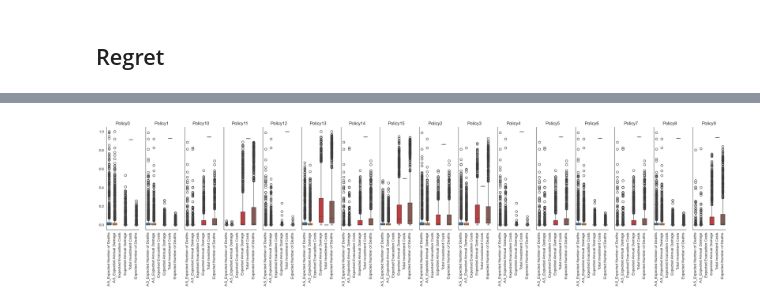
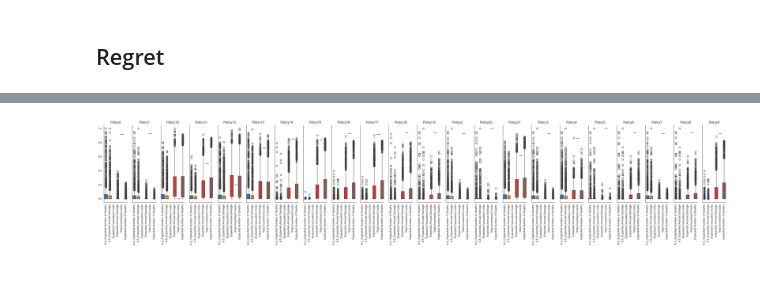
Before and after one commit to roesel1/EPA141A---MD, a Jupyter notebook: final assignment/robustness_metrics.ipynb, the cells around one changed output, grey strips where cells are left out. Saved outputs shown, nothing was run; the diff lists cells and outputs as text; code cells hidden in the pictures; blank space fills up the shorter version.

```diff
--- a/final assignment/robustness_metrics.ipynb
+++ b/final assignment/robustness_metrics.ipynb
@@ -51,14 +51,14 @@ dike_model, planning_steps = get_model_for_problem_formulation(6)
 # %%
 #Load results coming from Delft Blue for scenario 0
 scenario_0_results = []
-for i in range(3):
+for i in range(6):
     with open(f"DB_results\Seed-{i}Scen-0.pkl", 'rb') as file:
         seed_result = pickle.load(file)
         scenario_0_results.append(seed_result[0])
 
 #Load results coming from Delft Blue for scenario 1
 scenario_1_results = []
-for i in range(2):
+for i in range(6):
     with open(f"DB_results\Seed-{i}Scen-1.pkl", 'rb') as file:
         seed_result = pickle.load(file)
         scenario_1_results.append(seed_result[0])
@@ -399,0 +371,38 @@ plt.show()
+# %%
+data = max_regret.copy()
+
+plt.style.use({'figure.facecolor': 'white'})
+
+# Normalize the data
+zero_columns = data.columns[(data == 0).all()]
+data_normalized = data.copy()
+for col in data.columns:
+    if col not in zero_columns:
+        data_normalized[col] = (data[col] - data[col].min()) / (data[col].max() - data[col].min())
+
+data_normalized['class'] = ['Policy ' + str(i) for i in range(len(data_normalized))]
+
+plt.figure(figsize=(12, 6))
+parallel_coordinates(data_normalized, 'class', colormap=plt.get_cmap("Set1"))
+
+plt.title("Parallel Coordinates Plot Max Regret")
+plt.xlabel("Outcomes")
+plt.ylabel("Normalized Value")
+
+ax = plt.gca()
+
+sns.set_theme(style="white")
+# Rotate x-axis labels
+ax.set_xticklabels(ax.get_xticklabels(), rotation=90)
+
+# Move legend to the right side
+plt.legend(bbox_to_anchor=(1.05, 1), loc='upper left')
+
+
+plt.grid(False)
+plt.gca().spines['top'].set_visible(False)
+plt.gca().spines['right'].set_visible(False)
+plt.gca().spines['left'].set_visible(False)
+plt.gca().spines['bottom'].set_visible(False)
+
+plt.show()
@@ -406,35 +417,35 @@ for key, value in overall_regret.items():
         policy_regret[policy][key] = value[policy]
 # %%
 # this generates a 2 plots with a shared y and x axis
-fig, axes = plt.subplots(ncols=16,nrows=1, figsize=(30,5),
+fig, axes = plt.subplots(ncols=22,nrows=1, figsize=(40,5),
                          sharey=True, sharex=True)
 
 # to ensure easy iteration over the axes grid, we turn it
 # into a list. Because there are four plots, I hard coded
 # this.
 
 
 # zip allows us to zip together the list of axes and the list of
 # key value pairs return by items. If we iterate over this
 # it returns a tuple of length 2. The first item is the ax
 # the second items is the key value pair.
 for ax, (policy, regret) in zip(axes, policy_regret.items()):
     data = pd.DataFrame(regret)
 
     # we need to scale the regret to ensure fair visual
     # comparison. We can do that by divding by the maximum regret
     data = data/max_regret.max(axis=0)
     sns.boxplot(data=data, ax=ax)
 
     # removes top and left hand black outline of axes
     sns.despine()
 
     # ensure we know which policy the figure is for
     ax.set_title(str(policy))
 
     # Rotate x-axis labels vertically
     ax.set_xticklabels(ax.get_xticklabels(), rotation=90)
 
 plt.show()
 # %% [output]
-[figure, old version]
+[figure, new version]
```
Also changed, not shown: parts of 15 cells of this notebook, 54 other files.
